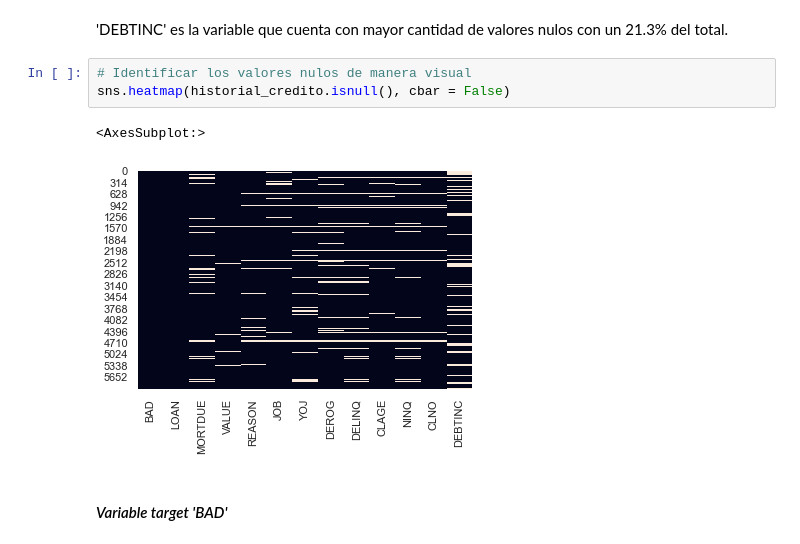
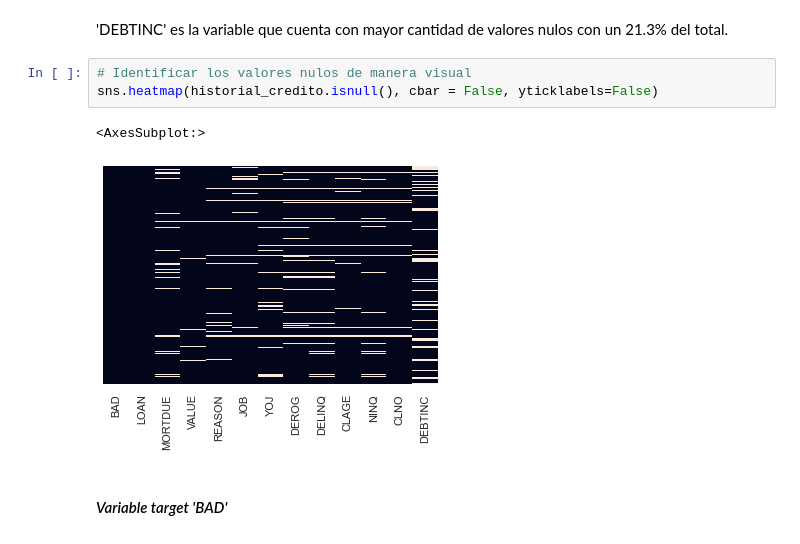
Before and after one commit to HelgaZambrana/data-science-coderhouse, a Jupyter notebook: ProyectoFinal_RiesgoCrediticio.ipynb, the cells around one changed output. Cells and saved outputs as stored; diff of their text form.

```diff
--- a/ProyectoFinal_RiesgoCrediticio.ipynb
+++ b/ProyectoFinal_RiesgoCrediticio.ipynb
@@ -171,10 +171,10 @@ Porcentaje de columnas con valores faltantes: 84.6%
 'DEBTINC' es la variable que cuenta con mayor cantidad de valores nulos con un 21.3% del total.
 # %%
 # Identificar los valores nulos de manera visual
-sns.heatmap(historial_credito.isnull(), cbar = False)
+sns.heatmap(historial_credito.isnull(), cbar = False, yticklabels=False)
 # %% [output]
 <AxesSubplot:>
-[figure, old version]
+[figure, new version]
 # %% [markdown]
 #### *Variable target 'BAD'*
 # %%
```
Also changed, not shown: parts of 17 cells of this notebook.
